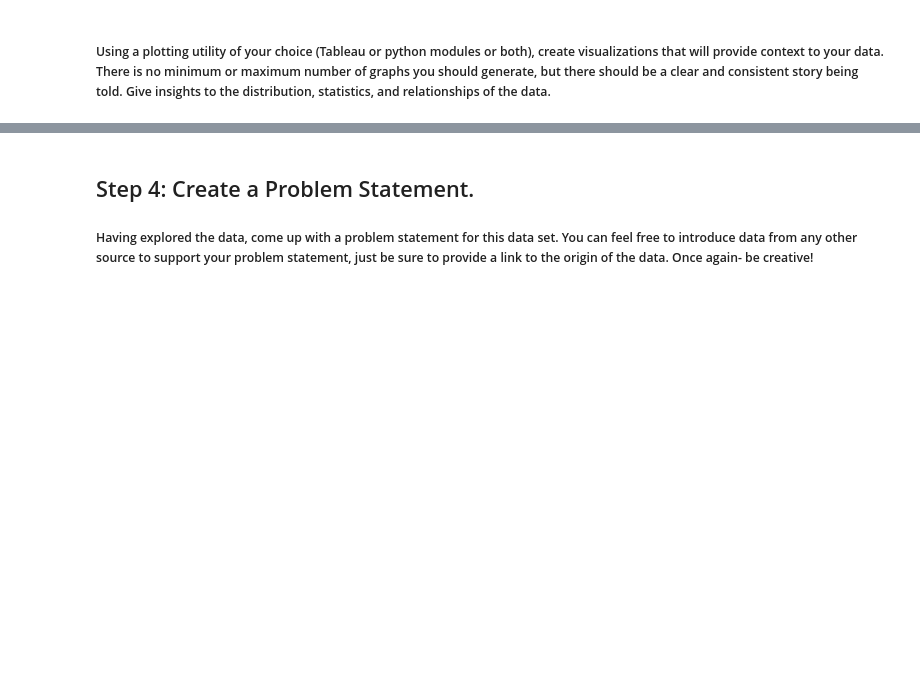
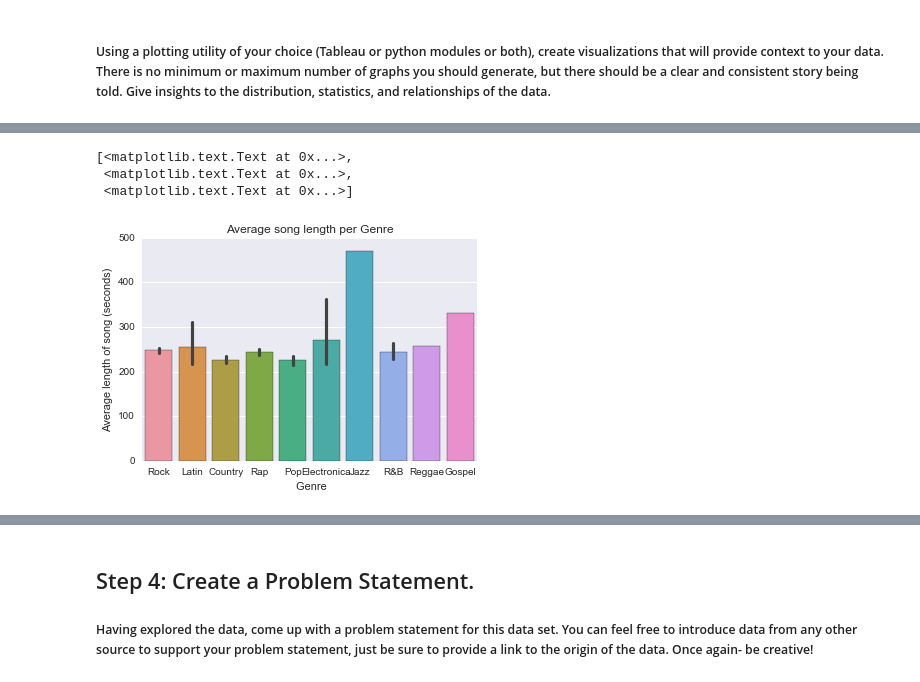
Before and after one commit to isaacmoore/DSI_SM_Project2, a Jupyter notebook: project_2-IsaacMoore.ipynb, the cells around one changed output, grey strips where cells are left out. Saved outputs shown, nothing was run; the diff lists cells and outputs as text; code cells hidden in the pictures; blank space fills up the shorter version.

```diff
--- a/project_2-IsaacMoore.ipynb
+++ b/project_2-IsaacMoore.ipynb
@@ -192,0 +445,8 @@ To be changed:
+# %%
+# Genres and mean length of song
+sns.barplot(x=data['genre'], y=data['time_seconds']).set(title='Average song length per Genre', ylabel='Average length of song (seconds)', xlabel=' Genre')
+# %% [output]
+[<matplotlib.text.Text at 0x...>,
+ <matplotlib.text.Text at 0x...>,
+ <matplotlib.text.Text at 0x...>]
+[figure, added]
```
Also changed, not shown: parts of 57 cells of this notebook, 4 other files.
